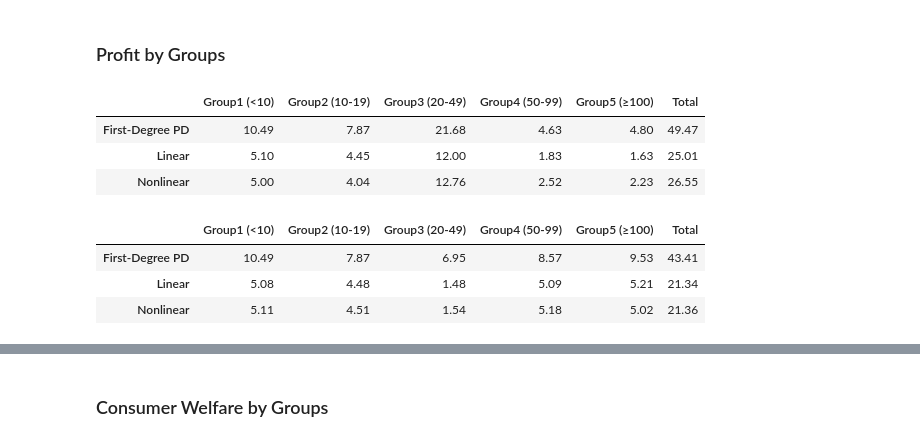
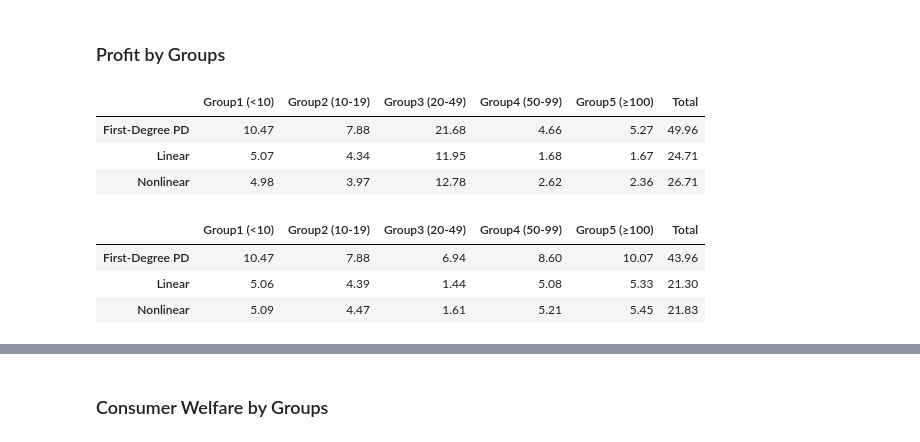
Before and after one commit to wanxii/nonlinear-pricing, a Jupyter notebook: welfare_groups.ipynb, the cells around one changed output, grey strips where cells are left out. Cells and saved outputs as stored; diff of their text form; code cells hidden in the pictures.

```diff
--- a/welfare_groups.ipynb
+++ b/welfare_groups.ipynb
@@ -321,31 +329,31 @@ counter_fi.savefig("fig/counter_lc_gb.svg", dpi=400)
 # %% [markdown]
 ### Profit by Groups
 # %%
-profit_f3 = pd.DataFrame({"Group1 (<10)": {"First-Degree PD": 10.49, "Linear": 5.10, "Nonlinear": 5.00},
-              "Group2 (10-19)": {"First-Degree PD": 7.87, "Linear": 4.45, "Nonlinear": 4.04},
-              "Group3 (20-49)": {"First-Degree PD": 21.68, "Linear": 12.00, "Nonlinear": 12.76},
-              "Group4 (50-99)": {"First-Degree PD": 4.63, "Linear": 1.83, "Nonlinear": 2.52},
-              "Group5 (≥100)": {"First-Degree PD": 4.80, "Linear": 1.63, "Nonlinear": 2.23}})
+profit_f3 = pd.DataFrame({"Group1 (<10)": {"First-Degree PD": 10.47, "Linear": 5.07, "Nonlinear": 4.98},
+              "Group2 (10-19)": {"First-Degree PD": 7.88, "Linear": 4.34, "Nonlinear": 3.97},
+              "Group3 (20-49)": {"First-Degree PD": 21.68, "Linear": 11.95, "Nonlinear": 12.78},
+              "Group4 (50-99)": {"First-Degree PD": 4.66, "Linear": 1.68, "Nonlinear": 2.62},
+              "Group5 (≥100)": {"First-Degree PD": 5.27, "Linear": 1.67, "Nonlinear": 2.36}})
 profit_f3["Total"] = profit_f3.sum(axis=1)
 profit_f3
 # %% [output]
 |  | Group1 (<10) | Group2 (10-19) | Group3 (20-49) | Group4 (50-99) | Group5 (≥100) | Total |
-| First-Degree PD | 10.49 | 7.87 | 21.68 | 4.63 | 4.80 | 49.47 |
-| Linear | 5.10 | 4.45 | 12.00 | 1.83 | 1.63 | 25.01 |
-| Nonlinear | 5.00 | 4.04 | 12.76 | 2.52 | 2.23 | 26.55 |
+| First-Degree PD | 10.47 | 7.88 | 21.68 | 4.66 | 5.27 | 49.96 |
+| Linear | 5.07 | 4.34 | 11.95 | 1.68 | 1.67 | 24.71 |
+| Nonlinear | 4.98 | 3.97 | 12.78 | 2.62 | 2.36 | 26.71 |
 # %%
-profit_i3 = pd.DataFrame({"Group1 (<10)": {"First-Degree PD": 10.49, "Linear": 5.08, "Nonlinear": 5.11},
-              "Group2 (10-19)": {"First-Degree PD": 7.87, "Linear": 4.48, "Nonlinear": 4.51},
-              "Group3 (20-49)": {"First-Degree PD": 6.95, "Linear": 1.48, "Nonlinear": 1.54},
-              "Group4 (50-99)": {"First-Degree PD": 8.57, "Linear": 5.09, "Nonlinear": 5.18},
-              "Group5 (≥100)": {"First-Degree PD": 9.53, "Linear": 5.21, "Nonlinear": 5.02}})
+profit_i3 = pd.DataFrame({"Group1 (<10)": {"First-Degree PD": 10.47, "Linear": 5.06, "Nonlinear": 5.09},
+              "Group2 (10-19)": {"First-Degree PD": 7.88, "Linear": 4.39, "Nonlinear": 4.47},
+              "Group3 (20-49)": {"First-Degree PD": 6.94, "Linear": 1.44, "Nonlinear": 1.61},
+              "Group4 (50-99)": {"First-Degree PD": 8.60, "Linear": 5.08, "Nonlinear": 5.21},
+              "Group5 (≥100)": {"First-Degree PD": 10.07, "Linear": 5.33, "Nonlinear": 5.45}})
 profit_i3["Total"] = profit_i3.sum(axis=1)
 profit_i3
 # %% [output]
 |  | Group1 (<10) | Group2 (10-19) | Group3 (20-49) | Group4 (50-99) | Group5 (≥100) | Total |
-| First-Degree PD | 10.49 | 7.87 | 6.95 | 8.57 | 9.53 | 43.41 |
-| Linear | 5.08 | 4.48 | 1.48 | 5.09 | 5.21 | 21.34 |
-| Nonlinear | 5.11 | 4.51 | 1.54 | 5.18 | 5.02 | 21.36 |
+| First-Degree PD | 10.47 | 7.88 | 6.94 | 8.60 | 10.07 | 43.96 |
+| Linear | 5.06 | 4.39 | 1.44 | 5.08 | 5.33 | 21.30 |
+| Nonlinear | 5.09 | 4.47 | 1.61 | 5.21 | 5.45 | 21.83 |
 # %%
 print(pd.concat([profit_f3, profit_i3], axis=1).sort_index(axis=1).to_latex())
 # %% [output]
```
Also changed, not shown: parts of 39 cells of this notebook.
